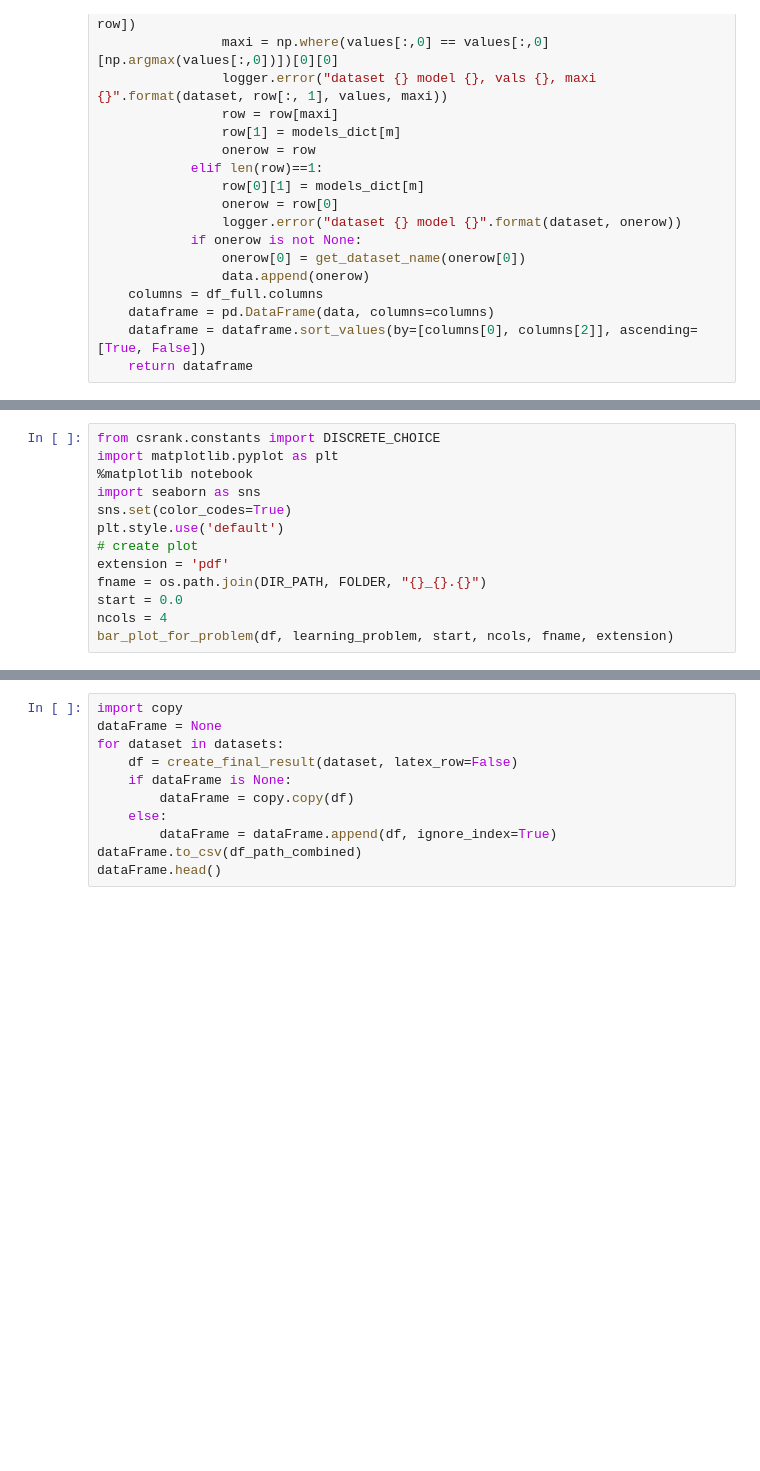
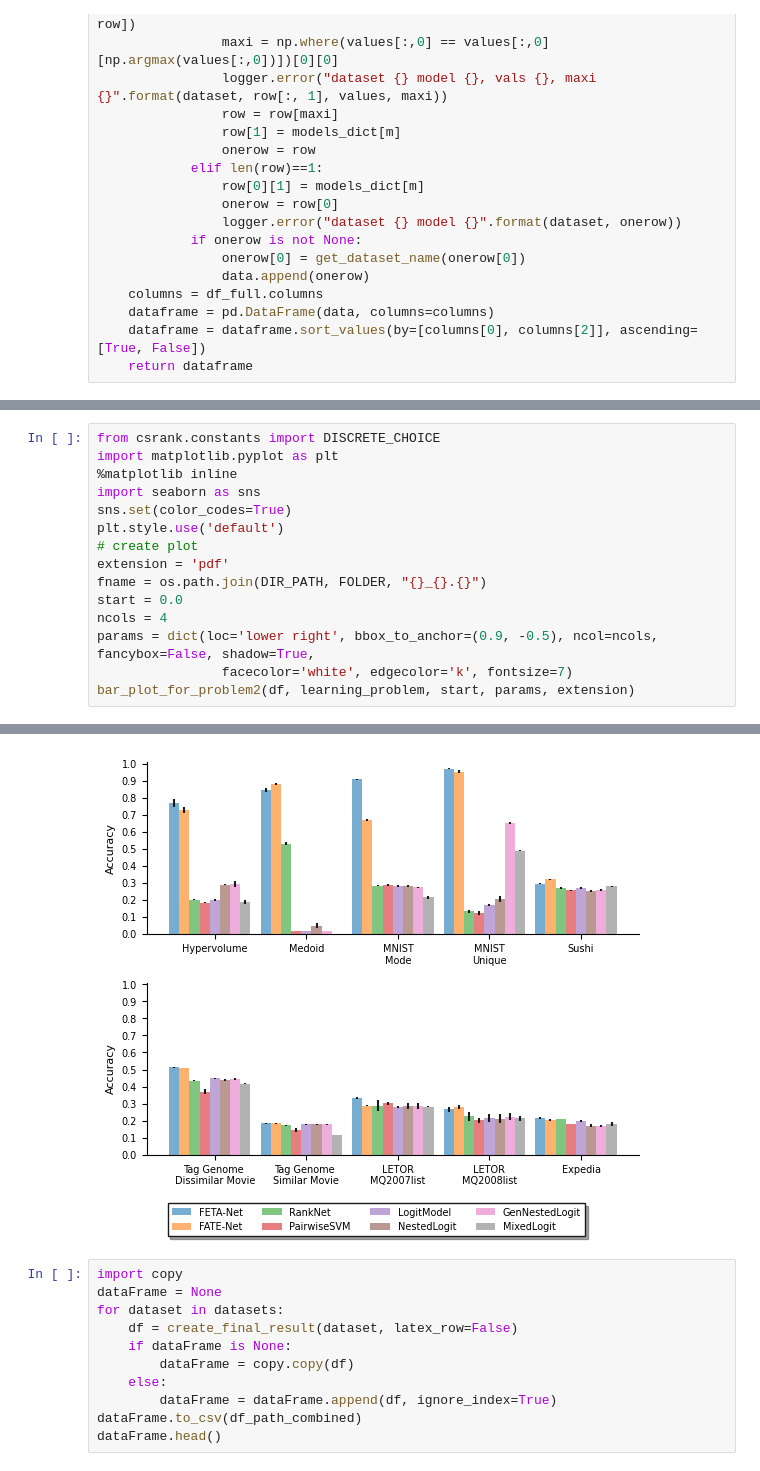
Before and after one commit to kiudee/cs-ranking, a Jupyter notebook: experiments/result_dc.ipynb, the cells around one changed output, grey strips where cells are left out. Cells and saved outputs as stored; diff of their text form; blank space fills up the shorter version.

```diff
--- a/experiments/result_dc.ipynb
+++ b/experiments/result_dc.ipynb
@@ -129,7 +129,7 @@ df.Dataset.unique(), df[learning_model].unique()
 # %%
 from csrank.constants import DISCRETE_CHOICE
 import matplotlib.pyplot as plt
-%matplotlib notebook
+%matplotlib inline
 import seaborn as sns
 sns.set(color_codes=True)
 plt.style.use('default')
@@ -138,5 +138,7 @@ extension = 'pdf'
 fname = os.path.join(DIR_PATH, FOLDER, "{}_{}.{}")
 start = 0.0
 ncols = 4
-bar_plot_for_problem(df, learning_problem, start, ncols, fname, extension)
+params = dict(loc='lower right', bbox_to_anchor=(0.9, -0.5), ncol=ncols, fancybox=False, shadow=True,
+                facecolor='white', edgecolor='k', fontsize=7)
+bar_plot_for_problem2(df, learning_problem, start, params, extension)
 # %% [output]
@@ -147,3 +145,4 @@ bar_plot_for_problem(df, learning_problem, start, ncols, fname, extension)
+[figure, added]
 # %%
 import copy
 dataFrame = None
```
Also changed, not shown: parts of 4 cells of this notebook, 17 other files.
